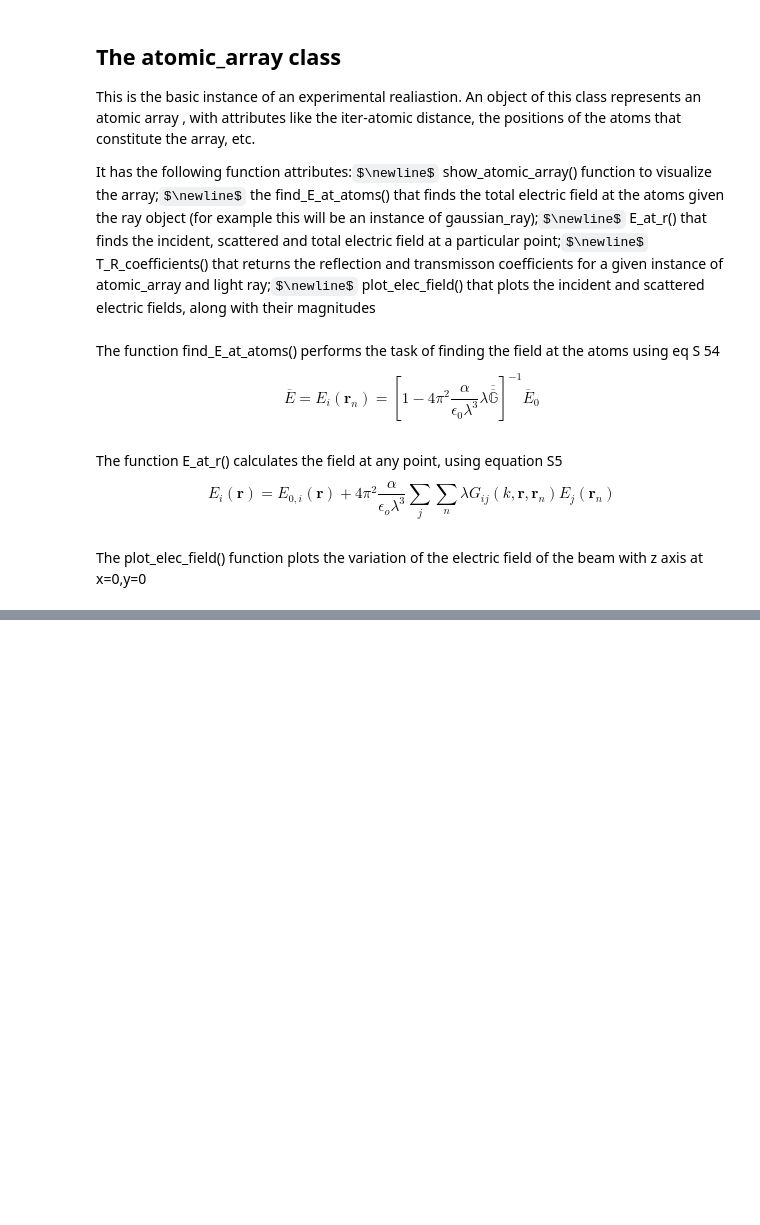
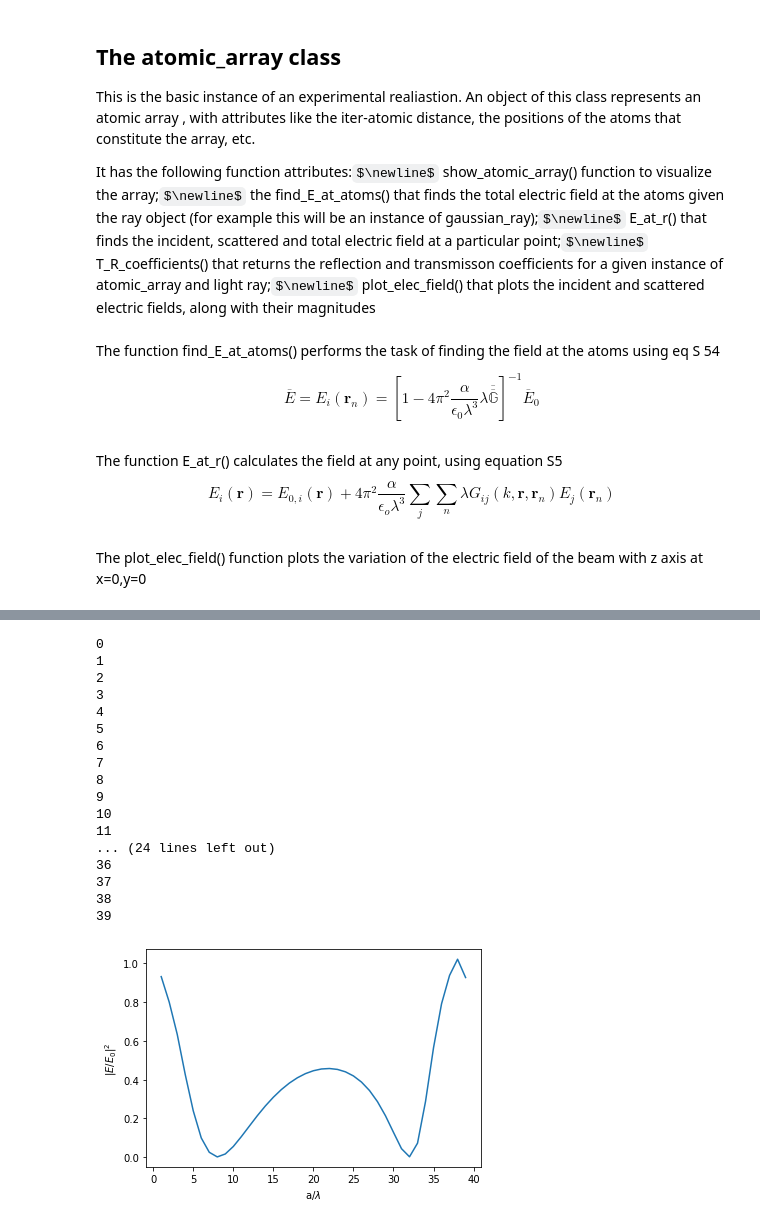
Before and after one commit to ReyshaJV/weizmann-internship, a Jupyter notebook: Light on atomic array.ipynb, the cells around one changed output, grey strips where cells are left out. Drawn from its saved outputs; the diff is of its cells as text; code cells hidden in the pictures; some formulas as TeX source; blank space fills up the shorter version.

```diff
--- a/Light on atomic array.ipynb
+++ b/Light on atomic array.ipynb
@@ -451,0 +453,43 @@ arr1.T_R_coefficients(ray1,0,0,100*wavelength)
+# %%
+wavelength=500*10**-9  #m
+n_side=26          # number of atoms in the side of a square array
+n=n_side**2         #total number of atoms
+no_of_iterations=40
+Transmission_coeff=np.zeros(shape=no_of_iterations,)
+for a_iter_index in range(0,no_of_iterations):
+
+    a_iter=(a_iter_index/no_of_iterations)*wavelength
+    L_iter=(n_side-1)*a_iter      # total length of the square array
+    #the storing positions of all atoms
+    R_iter=np.zeros(shape=(n,3)) #(the jth element stores position of jth atom as (x_j,y_j,z_j) )
+    #initializing the positions of atoms as an array in X-Y plane, perpendicular to Z direction
+
+    for i in range(0,n):
+        R_iter[i]=((-L_iter/2+a_iter*(i%n_side)),(L_iter/2-a_iter*int((i/n_side))),0)
+    arr_iter=atomic_array(a_iter,R_iter)
+    ray_iter=gaussian_ray(0.3*np.sqrt(n)*a_iter,wavelength)
+
+    # find the transmission coeff of intensity at z_dist =100* wavelength
+    Transmission_coeff[a_iter_index]=arr_iter.T_R_coefficients(ray_iter,0,0,100*wavelength)[0]
+    del arr_iter
+    del ray_iter
+    del R_iter
+# %% [output]
+0
+1
+2
+3
+4
+5
+6
+7
+8
+9
+10
+11
+... (24 lines left out)
+36
+37
+38
+39
+[figure, added]
```
Also changed, not shown: parts of 14 cells of this notebook.
